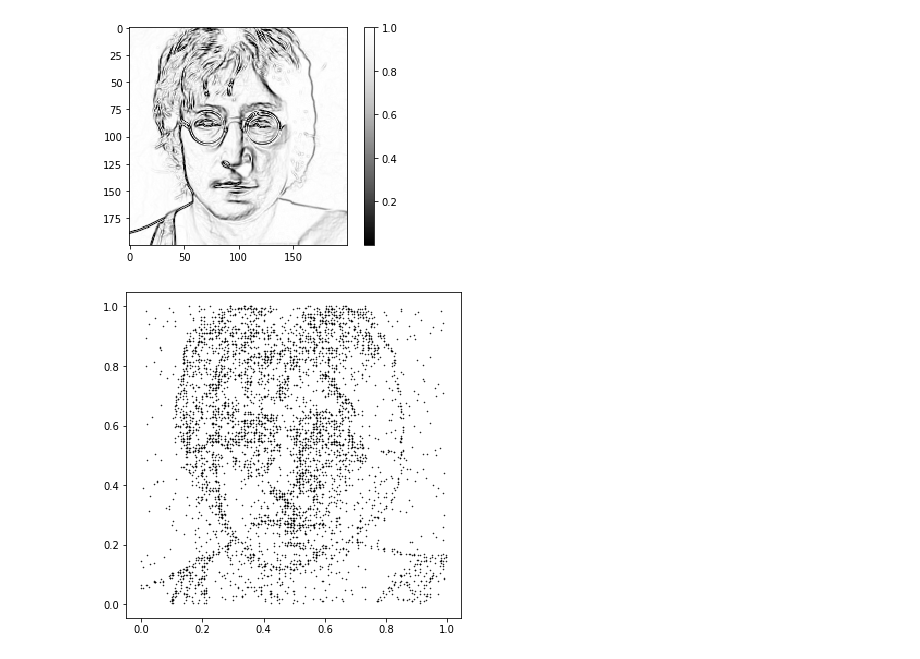
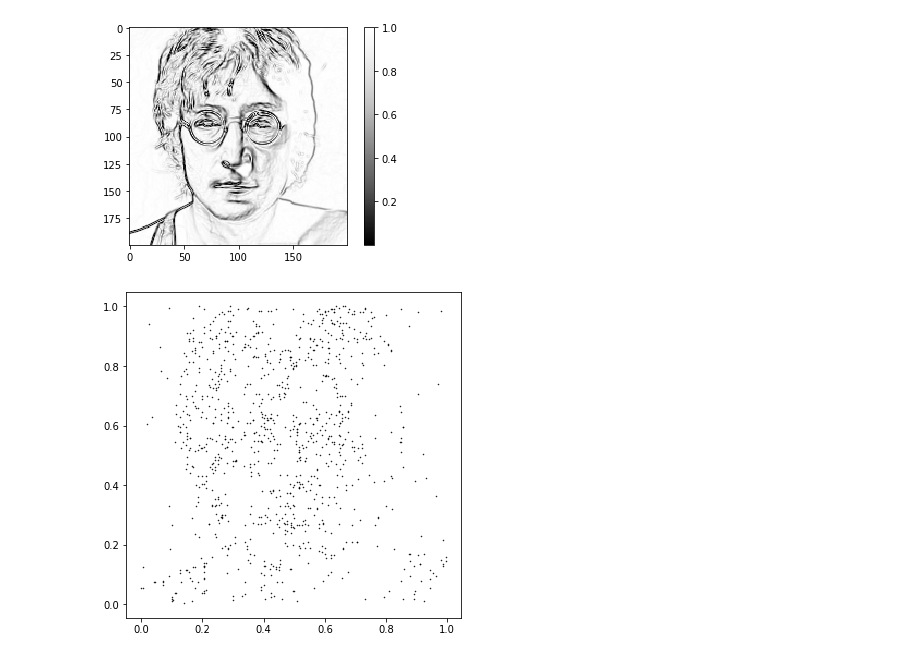
Before and after one commit to khakhalin/Sketches, a Jupyter notebook: procedural_art/mst-painter.ipynb, the cells around one changed output. Saved outputs shown, nothing was run; the diff lists cells and outputs as text; code cells hidden in the pictures.

```diff
--- a/procedural_art/mst-painter.ipynb
+++ b/procedural_art/mst-painter.ipynb
@@ -115,14 +115,14 @@ def image_to_data(im):
 
 imgxy, imgz = image_to_data(img2)
 # %%
-N_POINTS = 5000
+N_POINTS = 1000
 np.random.seed(1)
 
 points = sample_points(imgxy, imgz, N_POINTS)
 plt.figure(figsize=(6,6))
 plt.plot(points[:,0], points[:,1], 'k.', markersize=1);
 # %% [output]
-[figure, old version]
+[figure, new version]
 # %%
 def build_graph(points):
     """Find some reasonably local edges."""
```
Also changed, not shown: parts of 8 cells of this notebook, 1 other file.
